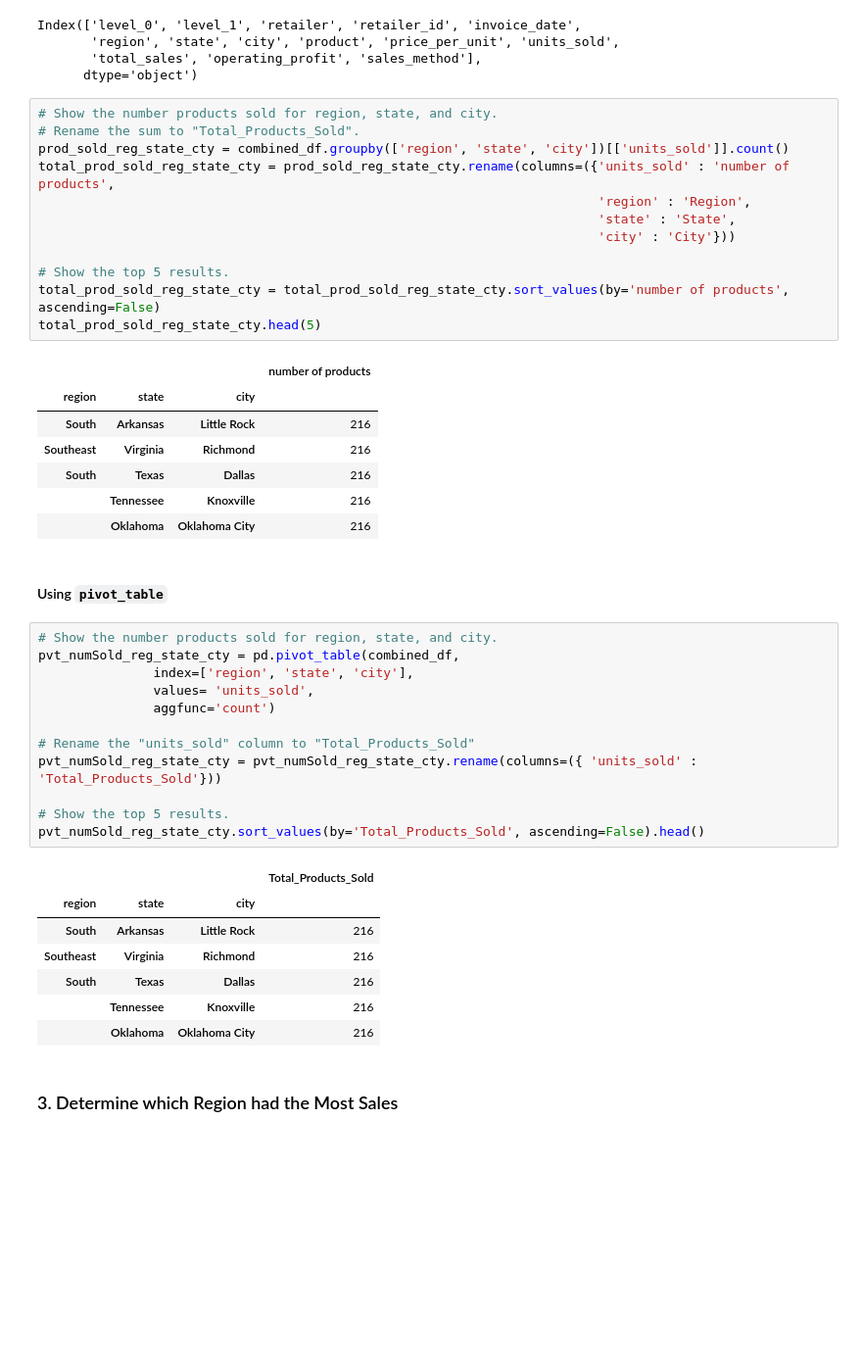
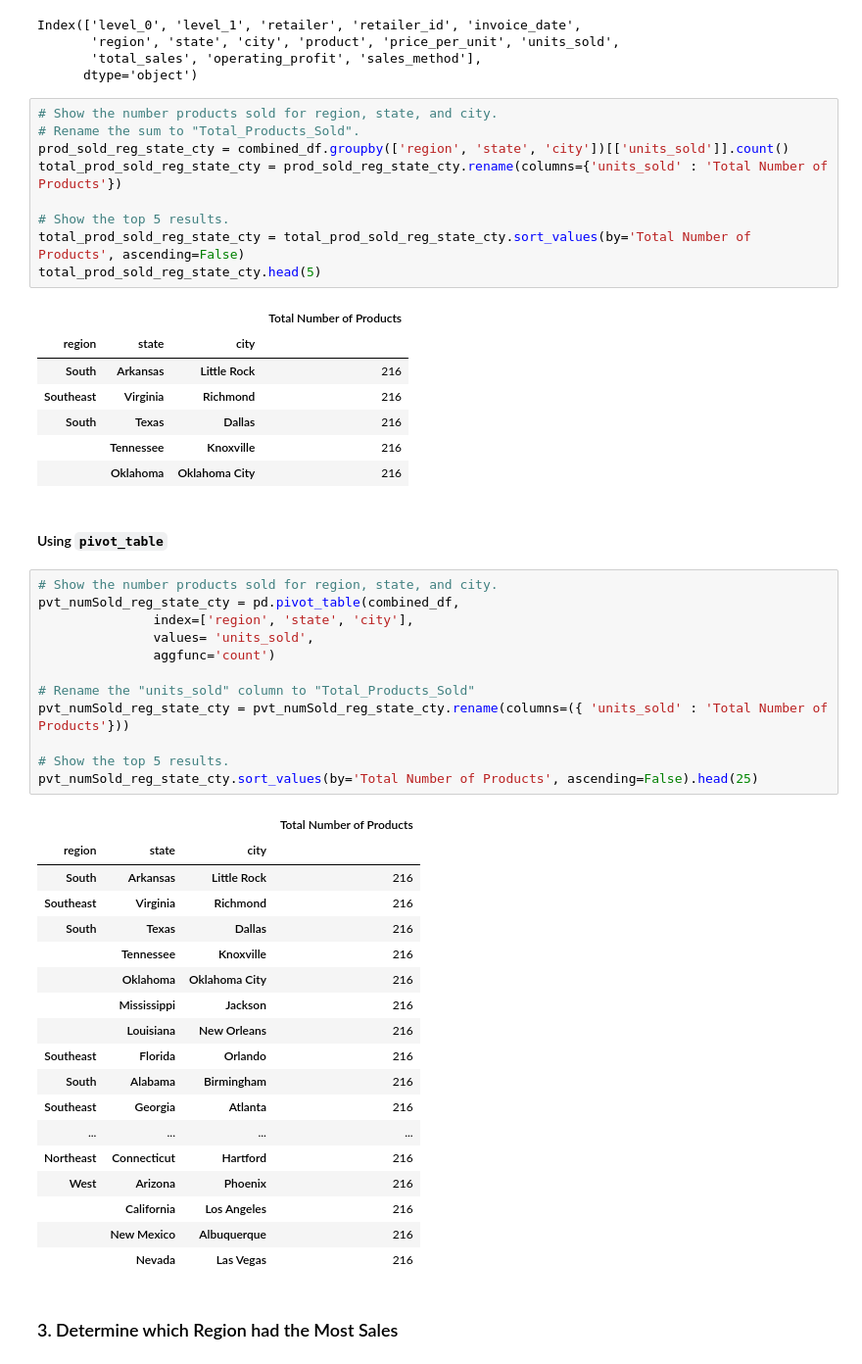
Before and after one commit to ncmoliver/athletic_sales_analysis, a Jupyter notebook: athletic_sales_analysis.ipynb, the cells around one changed output. Shown at 98% size. Drawn from its saved outputs; the diff is of its cells as text; blank space fills up the shorter version.

```diff
--- a/athletic_sales_analysis.ipynb
+++ b/athletic_sales_analysis.ipynb
@@ -146,16 +146,13 @@ Index(['level_0', 'level_1', 'retailer', 'retailer_id', 'invoice_date',
 # Show the number products sold for region, state, and city.
 # Rename the sum to "Total_Products_Sold".
 prod_sold_reg_state_cty = combined_df.groupby(['region', 'state', 'city'])[['units_sold']].count()
-total_prod_sold_reg_state_cty = prod_sold_reg_state_cty.rename(columns=({'units_sold' : 'number of products',
-                                                                         'region' : 'Region',
-                                                                         'state' : 'State',
-                                                                         'city' : 'City'}))
+total_prod_sold_reg_state_cty = prod_sold_reg_state_cty.rename(columns={'units_sold' : 'Total Number of Products'})
 
 # Show the top 5 results.
-total_prod_sold_reg_state_cty = total_prod_sold_reg_state_cty.sort_values(by='number of products', ascending=False)
+total_prod_sold_reg_state_cty = total_prod_sold_reg_state_cty.sort_values(by='Total Number of Products', ascending=False)
 total_prod_sold_reg_state_cty.head(5)
 # %% [output]
-|  |  |  | number of products |
+|  |  |  | Total Number of Products |
 | region | state | city |  |
 | South | Arkansas | Little Rock | 216 |
 | Southeast | Virginia | Richmond | 216 |
@@ -167,23 +164,34 @@ total_prod_sold_reg_state_cty.head(5)
 # %%
 # Show the number products sold for region, state, and city.
 pvt_numSold_reg_state_cty = pd.pivot_table(combined_df,
                index=['region', 'state', 'city'],
                values= 'units_sold',
                aggfunc='count')
 
 # Rename the "units_sold" column to "Total_Products_Sold"
-pvt_numSold_reg_state_cty = pvt_numSold_reg_state_cty.rename(columns=({ 'units_sold' : 'Total_Products_Sold'}))
+pvt_numSold_reg_state_cty = pvt_numSold_reg_state_cty.rename(columns=({ 'units_sold' : 'Total Number of Products'}))
 
 # Show the top 5 results.
-pvt_numSold_reg_state_cty.sort_values(by='Total_Products_Sold', ascending=False).head()
+pvt_numSold_reg_state_cty.sort_values(by='Total Number of Products', ascending=False).head(25)
 # %% [output]
-|  |  |  | Total_Products_Sold |
+|  |  |  | Total Number of Products |
 | region | state | city |  |
 | South | Arkansas | Little Rock | 216 |
 | Southeast | Virginia | Richmond | 216 |
 | South | Texas | Dallas | 216 |
 |  | Tennessee | Knoxville | 216 |
 |  | Oklahoma | Oklahoma City | 216 |
+|  | Mississippi | Jackson | 216 |
+|  | Louisiana | New Orleans | 216 |
+| Southeast | Florida | Orlando | 216 |
+| South | Alabama | Birmingham | 216 |
+| Southeast | Georgia | Atlanta | 216 |
+| ... | ... | ... | ... |
+| Northeast | Connecticut | Hartford | 216 |
+| West | Arizona | Phoenix | 216 |
+|  | California | Los Angeles | 216 |
+|  | New Mexico | Albuquerque | 216 |
+|  | Nevada | Las Vegas | 216 |
 # %% [markdown]
 ### 3. Determine which Region had the Most Sales
 # %% [markdown]
```
Also changed, not shown: parts of 2 cells of this notebook, 1 other file.
